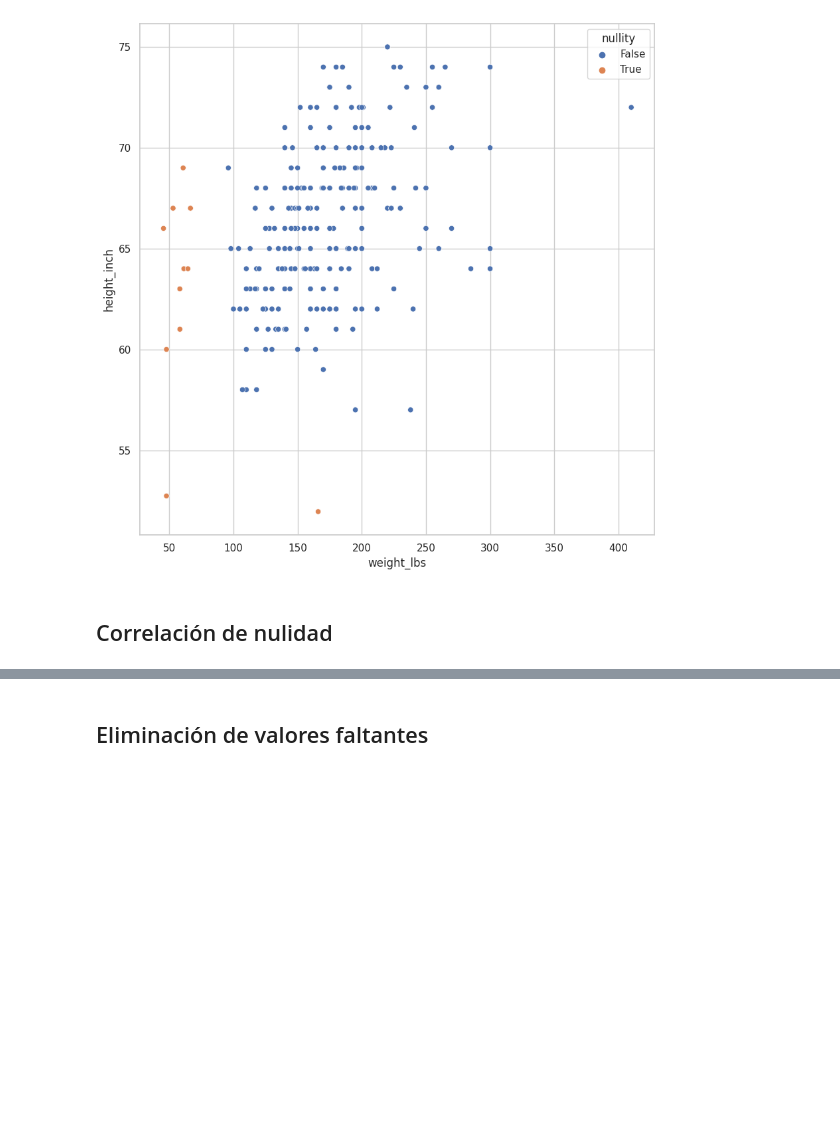
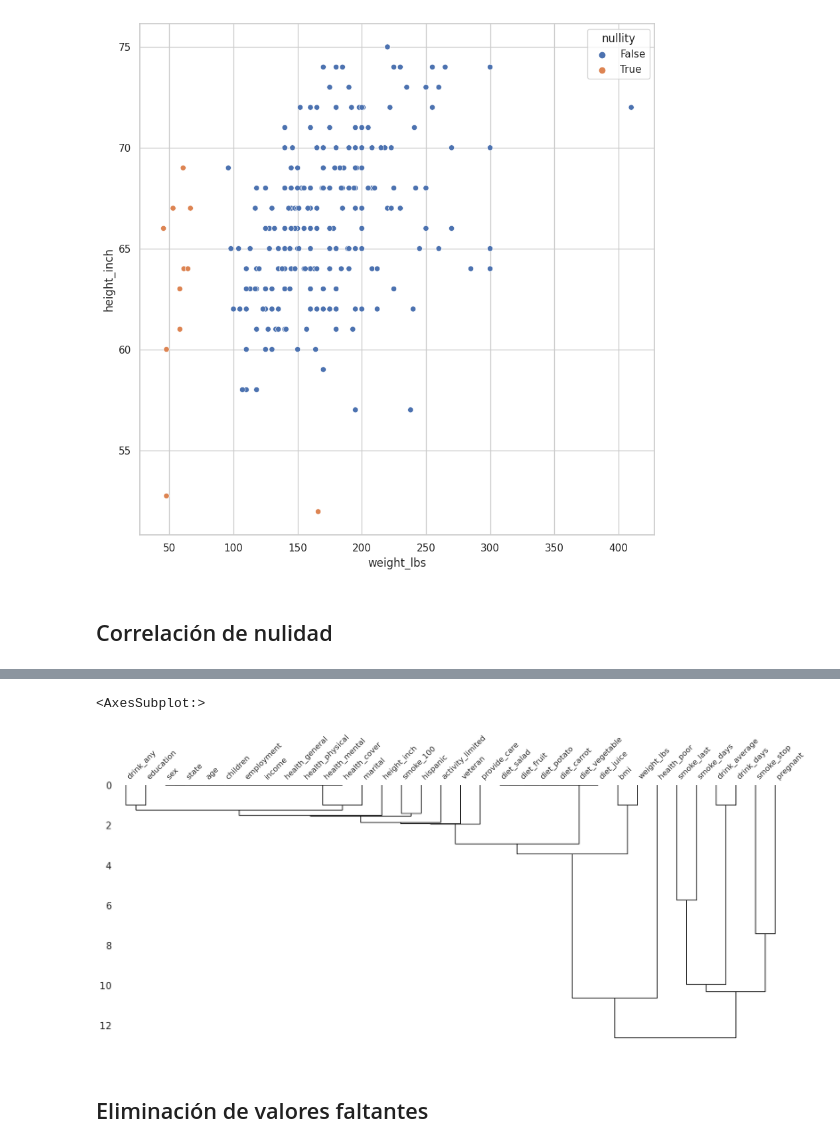
Before and after one commit to Disskaf/Datos_faltantes, a Jupyter notebook: live-exploration-missing-values.ipynb, the cells around one changed output, grey strips where cells are left out. Drawn from its saved outputs; the diff is of its cells as text; code cells hidden in the pictures; blank space fills up the shorter version.

```diff
--- a/live-exploration-missing-values.ipynb
+++ b/live-exploration-missing-values.ipynb
@@ -1084,3 +1091,10 @@ def column_fill_with_dummies(
+# %%
+missingno.dendrogram(
+    df = riskfactors_df
+)
+# %% [output]
+<AxesSubplot:>
+[figure, added]
 # %% [markdown]
 ## Eliminación de valores faltantes
 # %% [markdown]
```
Also changed, not shown: parts of 1 cell of this notebook.
